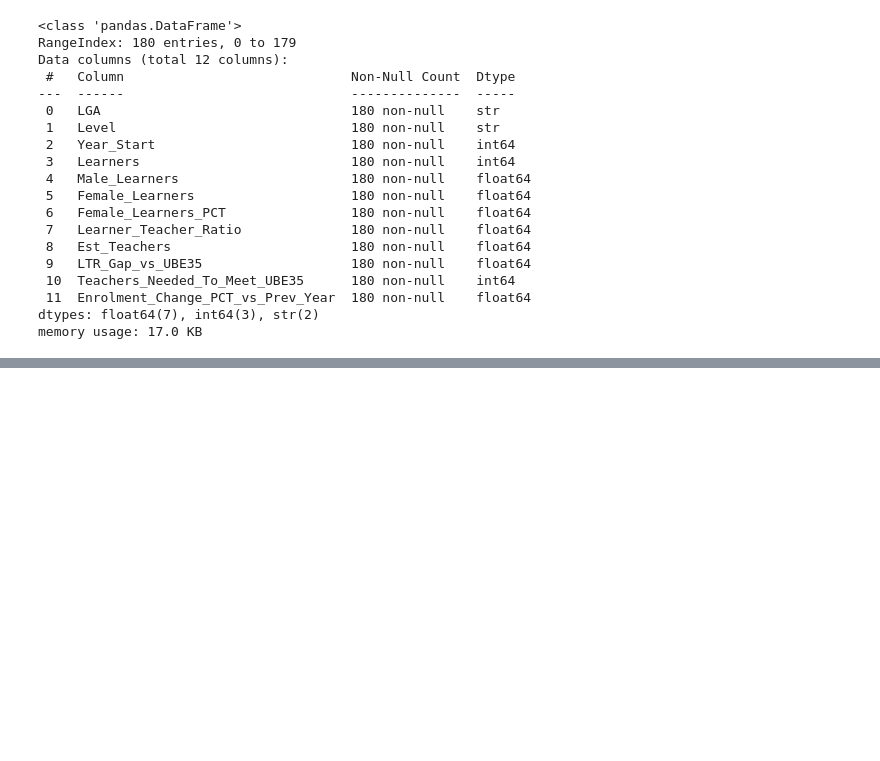
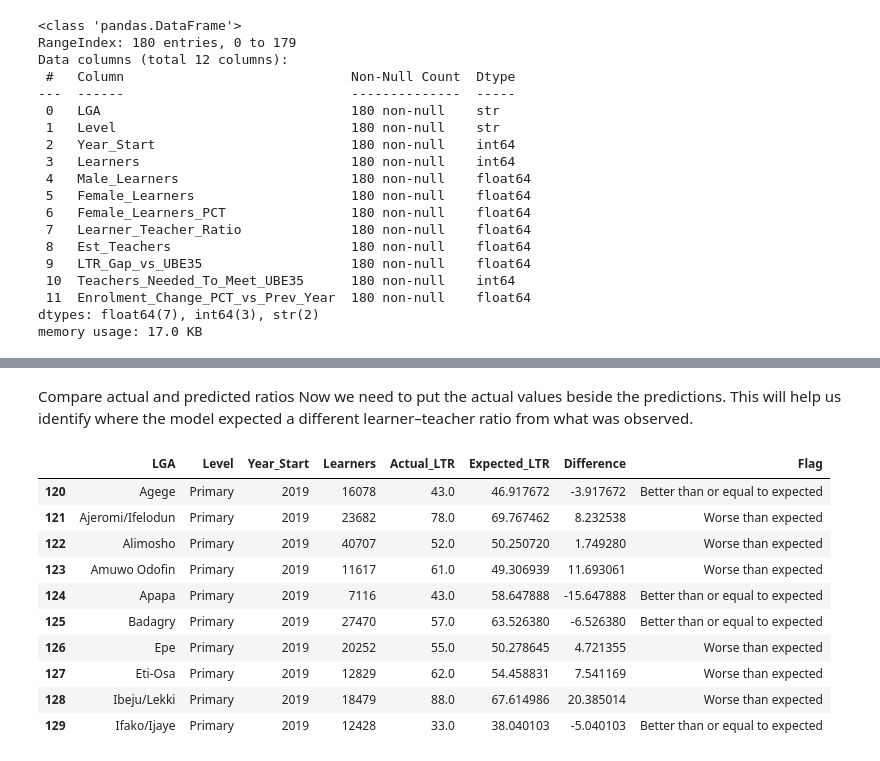
Before and after one commit to ENNILOIS/Education_Resources_Gap_Intelligence, a Jupyter notebook: Capstone_DS/ML_Analysis.ipynb, the cells around one changed output, grey strips where cells are left out. Saved outputs shown, nothing was run; the diff lists cells and outputs as text; code cells hidden in the pictures; blank space fills up the shorter version.

```diff
--- a/Capstone_DS/ML_Analysis.ipynb
+++ b/Capstone_DS/ML_Analysis.ipynb
@@ -103,0 +259,35 @@ memory usage: 17.0 KB
+# %% [markdown]
+Compare actual and predicted ratios
+Now we need to put the actual values beside the predictions. This will help us identify where the model expected a different learner–teacher ratio from what was observed.
+# %%
+# Compare actual and predicted ratios for 2019
+
+results = X_test.copy()
+results["Actual_LTR"] = y_test
+results["Expected_LTR"] = y_pred
+
+# Calculate the difference between actual and expected ratios
+results["Difference"] = (
+    results["Actual_LTR"] - results["Expected_LTR"]
+)
+
+# Flag cases where the actual ratio is higher than expected
+results["Flag"] = np.where(
+    results["Difference"] > 0,
+    "Worse than expected",
+    "Better than or equal to expected"
+)
+
+results.head(10)
+# %% [output]
+|  | LGA | Level | Year_Start | Learners | Actual_LTR | Expected_LTR | Difference | Flag |
+| 120 | Agege | Primary | 2019 | 16078 | 43.0 | 46.917672 | -3.917672 | Better than or equal to expected |
+| 121 | Ajeromi/Ifelodun | Primary | 2019 | 23682 | 78.0 | 69.767462 | 8.232538 | Worse than expected |
+| 122 | Alimosho | Primary | 2019 | 40707 | 52.0 | 50.250720 | 1.749280 | Worse than expected |
+| 123 | Amuwo Odofin | Primary | 2019 | 11617 | 61.0 | 49.306939 | 11.693061 | Worse than expected |
+| 124 | Apapa | Primary | 2019 | 7116 | 43.0 | 58.647888 | -15.647888 | Better than or equal to expected |
+| 125 | Badagry | Primary | 2019 | 27470 | 57.0 | 63.526380 | -6.526380 | Better than or equal to expected |
+| 126 | Epe | Primary | 2019 | 20252 | 55.0 | 50.278645 | 4.721355 | Worse than expected |
+| 127 | Eti-Osa | Primary | 2019 | 12829 | 62.0 | 54.458831 | 7.541169 | Worse than expected |
+| 128 | Ibeju/Lekki | Primary | 2019 | 18479 | 88.0 | 67.614986 | 20.385014 | Worse than expected |
+| 129 | Ifako/Ijaye | Primary | 2019 | 12428 | 33.0 | 38.040103 | -5.040103 | Better than or equal to expected |
```
Also changed, not shown: parts of 26 cells of this notebook, 3 other files.
